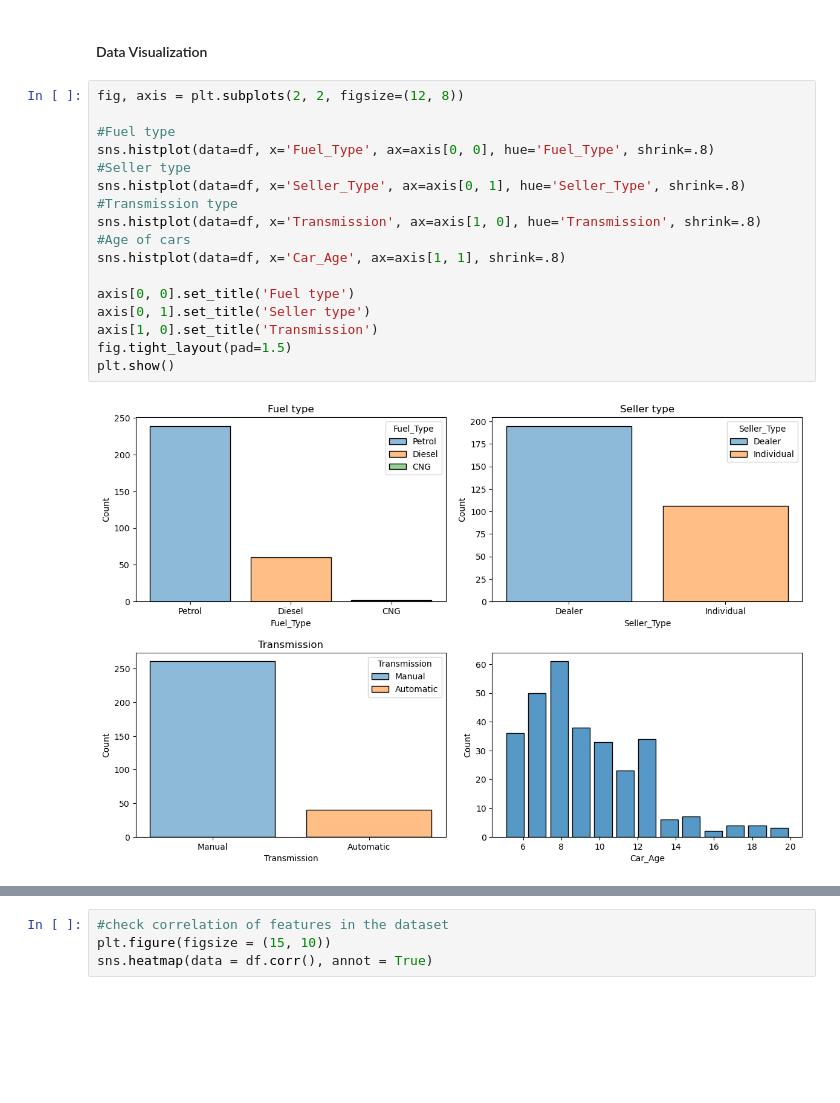
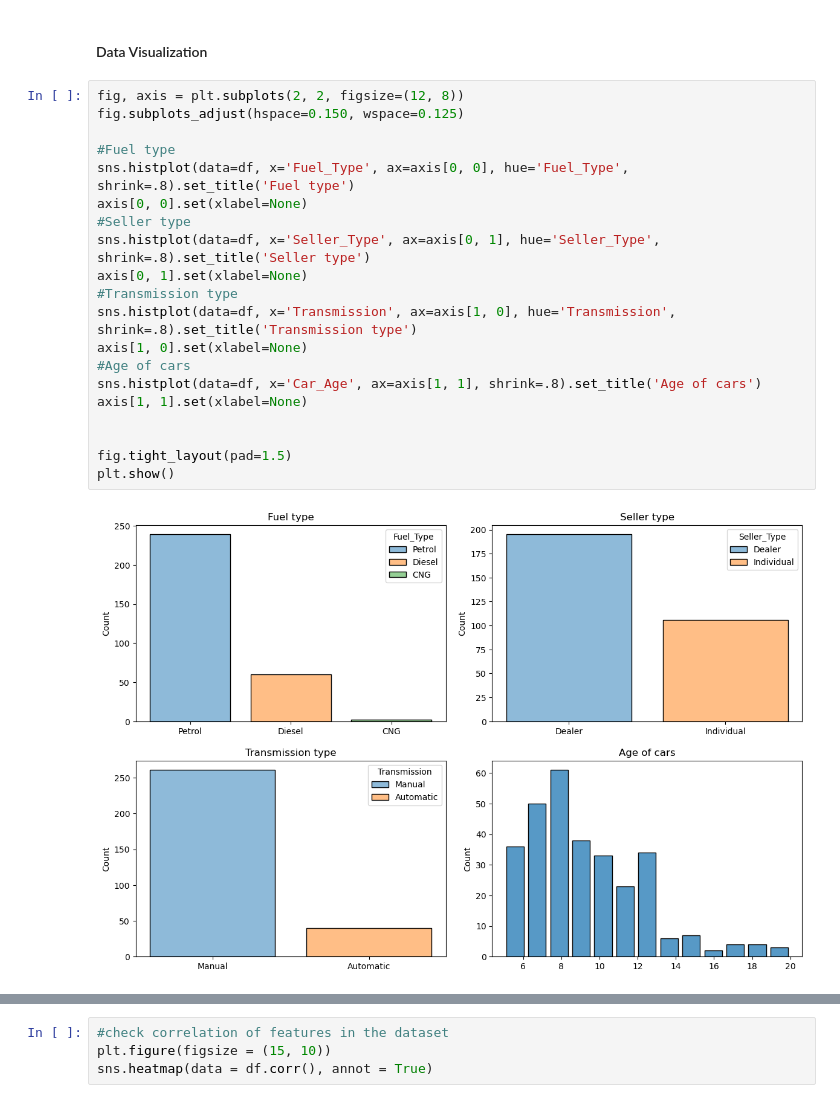
Before and after one commit to edidiongaligbe/Evaluation_Metrics, a Jupyter notebook: Regression.ipynb, the cells around one changed output, grey strips where cells are left out. Saved outputs shown, nothing was run; the diff lists cells and outputs as text; blank space fills up the shorter version.

```diff
--- a/Regression.ipynb
+++ b/Regression.ipynb
@@ -133,20 +133,23 @@ df.head()
 #### Data Visualization
 # %%
 fig, axis = plt.subplots(2, 2, figsize=(12, 8))
+fig.subplots_adjust(hspace=0.150, wspace=0.125)
 
 #Fuel type
-sns.histplot(data=df, x='Fuel_Type', ax=axis[0, 0], hue='Fuel_Type', shrink=.8)
+sns.histplot(data=df, x='Fuel_Type', ax=axis[0, 0], hue='Fuel_Type', shrink=.8).set_title('Fuel type')
+axis[0, 0].set(xlabel=None)
 #Seller type
-sns.histplot(data=df, x='Seller_Type', ax=axis[0, 1], hue='Seller_Type', shrink=.8)
+sns.histplot(data=df, x='Seller_Type', ax=axis[0, 1], hue='Seller_Type', shrink=.8).set_title('Seller type')
+axis[0, 1].set(xlabel=None)
 #Transmission type
-sns.histplot(data=df, x='Transmission', ax=axis[1, 0], hue='Transmission', shrink=.8)
+sns.histplot(data=df, x='Transmission', ax=axis[1, 0], hue='Transmission', shrink=.8).set_title('Transmission type')
+axis[1, 0].set(xlabel=None)
 #Age of cars
-sns.histplot(data=df, x='Car_Age', ax=axis[1, 1], shrink=.8)
+sns.histplot(data=df, x='Car_Age', ax=axis[1, 1], shrink=.8).set_title('Age of cars')
+axis[1, 1].set(xlabel=None)
 
-axis[0, 0].set_title('Fuel type')
-axis[0, 1].set_title('Seller type')
-axis[1, 0].set_title('Transmission')
+
 fig.tight_layout(pad=1.5)
 plt.show()
 # %% [output]
-[figure, old version]
+[figure, new version]
```
Also changed, not shown: parts of 1 cell of this notebook.
